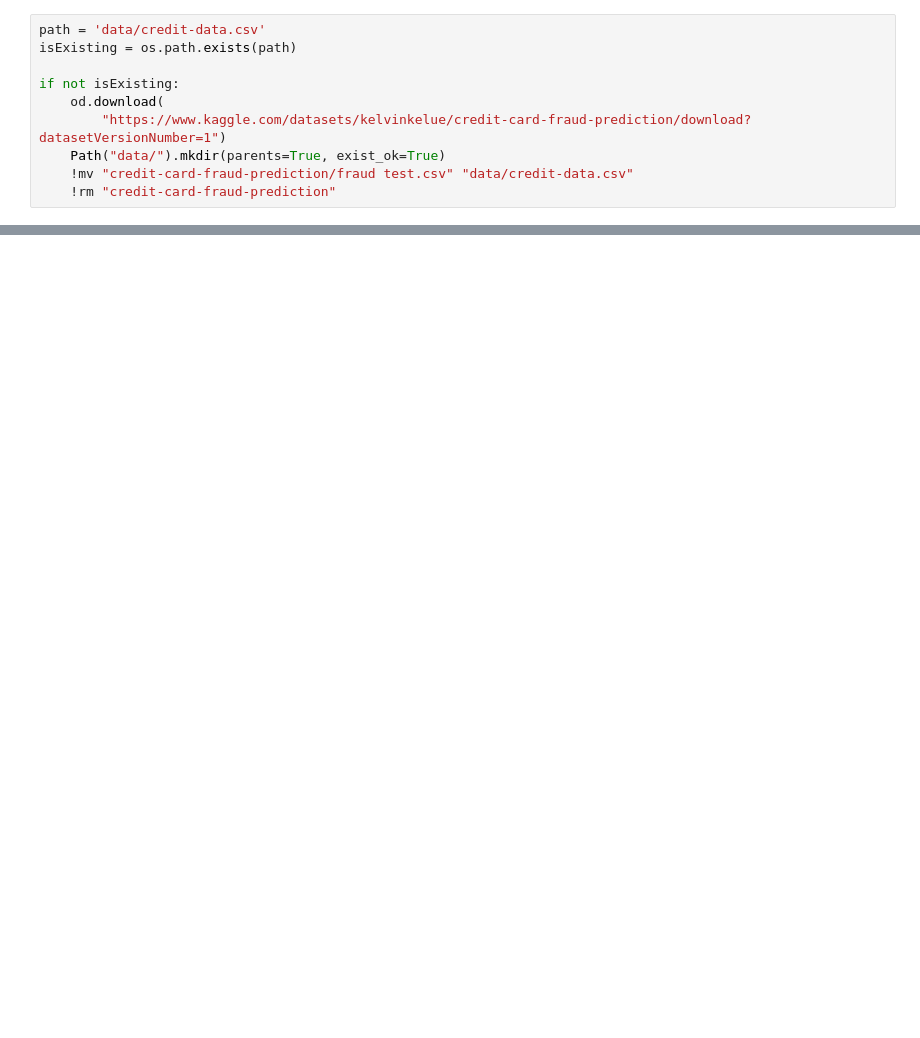
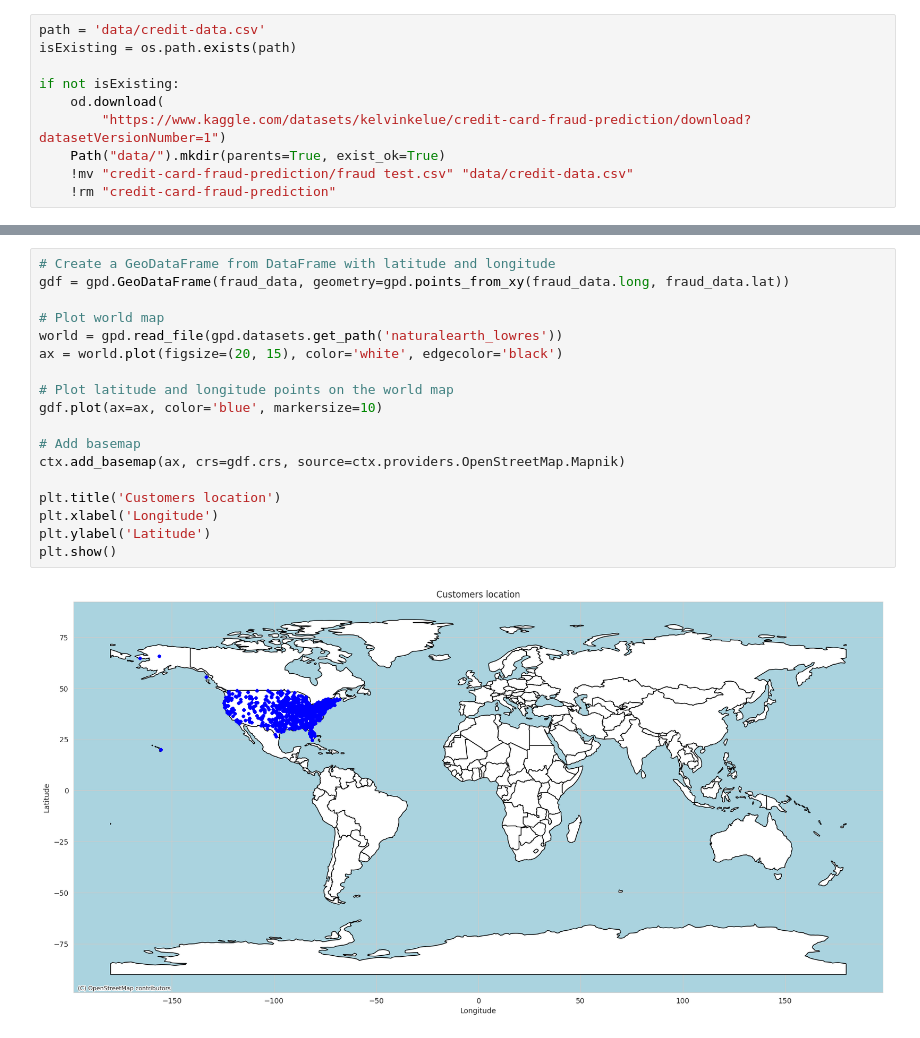
Before and after one commit to theConsite/PJATK_ASI, a Jupyter notebook: FraudDetectionPOC.ipynb, the cells around one changed output, grey strips where cells are left out. Saved outputs shown, nothing was run; the diff lists cells and outputs as text; blank space fills up the shorter version.

```diff
--- a/FraudDetectionPOC.ipynb
+++ b/FraudDetectionPOC.ipynb
@@ -92,0 +96,20 @@ max       -66.952026       1.000000
+# %%
+# Create a GeoDataFrame from DataFrame with latitude and longitude
+gdf = gpd.GeoDataFrame(fraud_data, geometry=gpd.points_from_xy(fraud_data.long, fraud_data.lat))
+
+# Plot world map
+world = gpd.read_file(gpd.datasets.get_path('naturalearth_lowres'))
+ax = world.plot(figsize=(20, 15), color='white', edgecolor='black')
+
+# Plot latitude and longitude points on the world map
+gdf.plot(ax=ax, color='blue', markersize=10)
+
+# Add basemap
+ctx.add_basemap(ax, crs=gdf.crs, source=ctx.providers.OpenStreetMap.Mapnik)
+
+plt.title('Customers location')
+plt.xlabel('Longitude')
+plt.ylabel('Latitude')
+plt.show()
+# %% [output]
+[figure, added]
```
Also changed, not shown: parts of 26 cells of this notebook, 2 other files.
